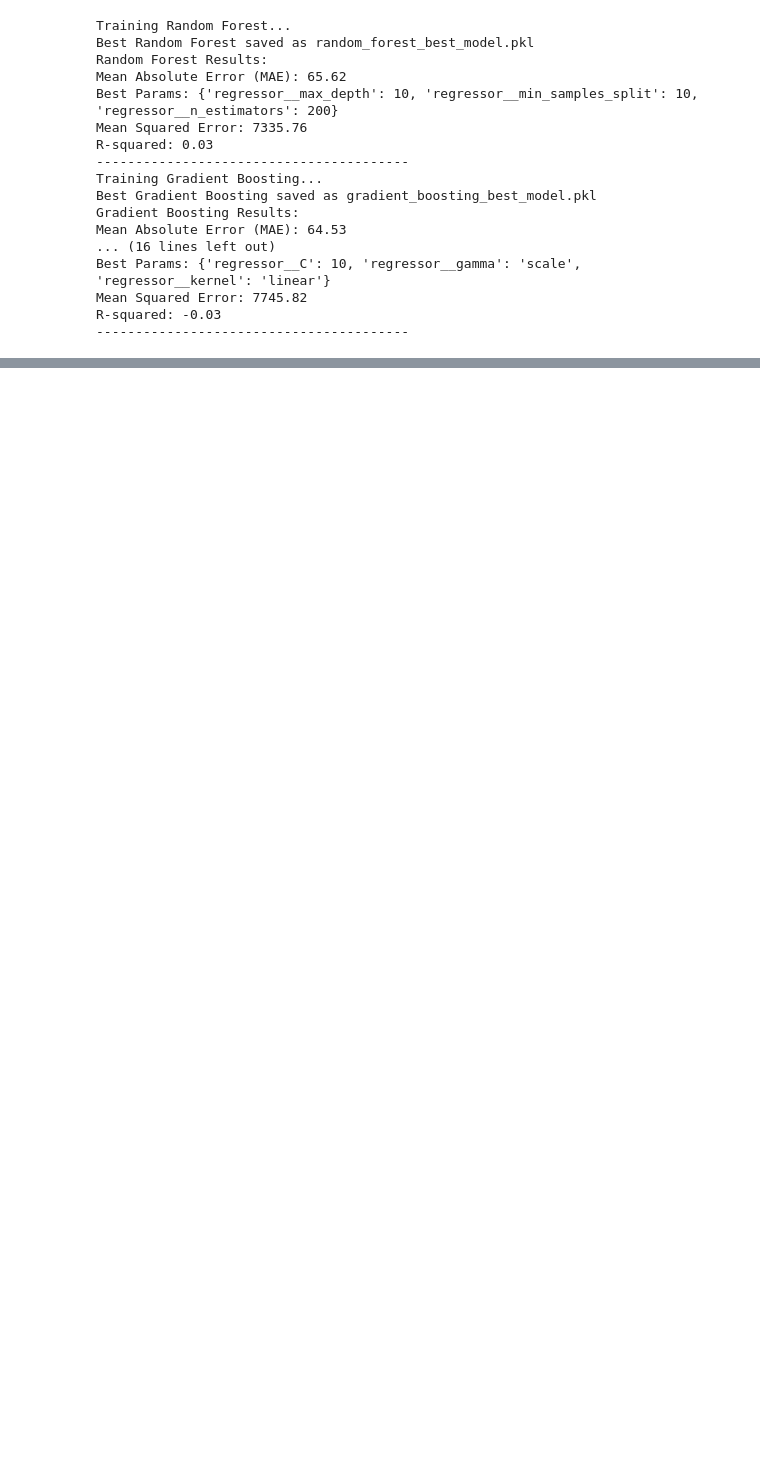
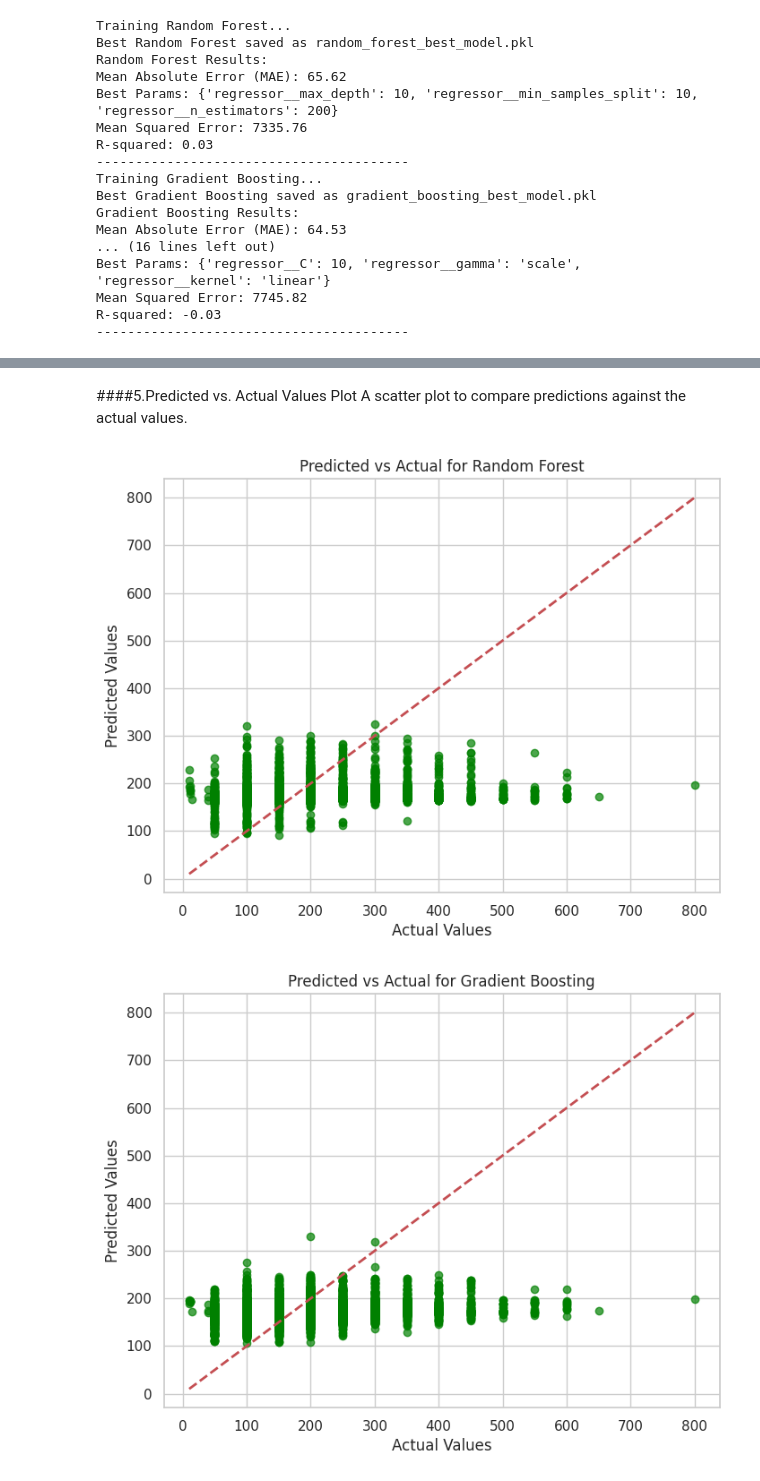
Before and after one commit to Siva7119/Price-Optimization-and-Customer-Satisfaction-Prediction, a Jupyter notebook: Code/02_ModelDevelopment.ipynb, the cells around one changed output, grey strips where cells are left out. Saved outputs shown, nothing was run; the diff lists cells and outputs as text; code cells hidden in the pictures; blank space fills up the shorter version.

```diff
--- a/Code/02_ModelDevelopment.ipynb
+++ b/Code/02_ModelDevelopment.ipynb
@@ -565,0 +739,17 @@ print(f"Predicted price: {predicted_price:.2f}")
+# %% [markdown]
+####5.Predicted vs. Actual Values Plot
+A scatter plot to compare predictions against the actual values.
+# %%
+for model_name, model in best_models.items():
+    y_pred = model.predict(X_test)
+
+    plt.figure(figsize=(8, 6))
+    plt.scatter(y_test, y_pred, alpha=0.7, color='green')
+    plt.plot([y_test.min(), y_test.max()], [y_test.min(), y_test.max()], '--r', linewidth=2)
+    plt.title(f'Predicted vs Actual for {model_name}')
+    plt.xlabel('Actual Values')
+    plt.ylabel('Predicted Values')
+    plt.show()
+# %% [output]
+[figure, added]
+[figure, added]
```
Also changed, not shown: parts of 26 cells of this notebook.
